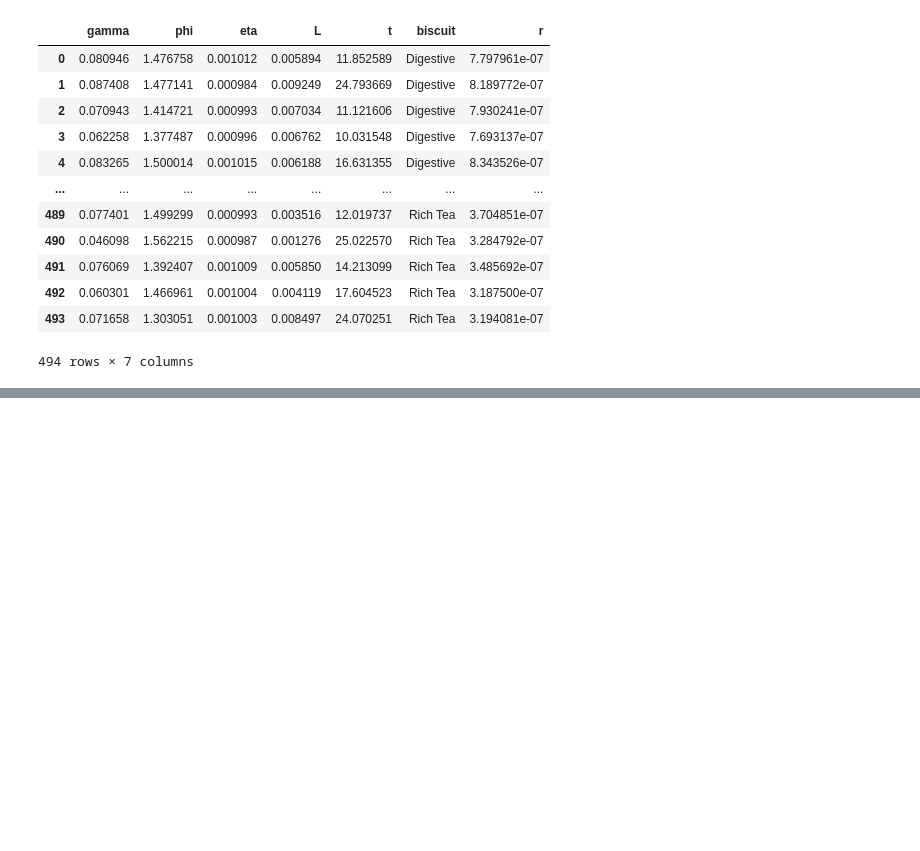
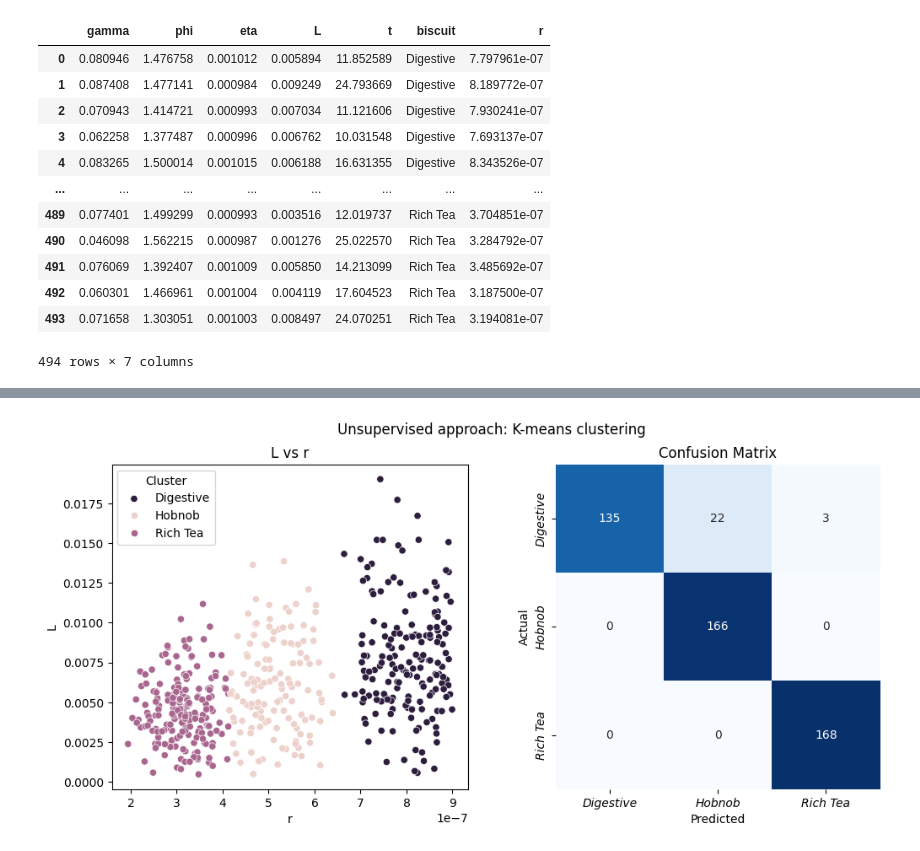
Before and after one commit to kon-218/biscuit_analysis, a Jupyter notebook: code3.ipynb, the cells around one changed output, grey strips where cells are left out. Drawn from its saved outputs; the diff is of its cells as text; code cells hidden in the pictures; blank space fills up the shorter version.

```diff
--- a/code3.ipynb
+++ b/code3.ipynb
@@ -1046,0 +171,46 @@ array([2, 0, 2, ..., 0, 2, 0])
+# %%
+# K-means clustering of the data using 3 clusters
+
+from sklearn.cluster import KMeans
+
+# Select the columns to cluster on
+X = df_no_outliers[['r']]
+# Fit KMeans to the data
+kmeans = KMeans(n_clusters=3, n_init='auto', random_state=0).fit(X)
+# Add the cluster labels to the dataframe
+df_no_outliers['cluster'] = kmeans.labels_
+
+fig,axs = plt.subplots(1,2,figsize=(12,5))
+
+# Plot the clusters
+sns.scatterplot(data=df_no_outliers, x='r', y='L', hue='cluster', ax = axs[0])
+axs[0].set_title('L vs r')
+# Transform labels to biscuit names for better readability
+axs[0].legend(title='Cluster', labels=["Digestive", "Hobnob", "Rich Tea"])
+
+# Compare accuracy of predictions with actual biscuit types
+
+# Create a dictionary to map cluster labels to biscuit types
+cluster_to_biscuit = {'Digestive': 2, 'Hobnob': 0, 'Rich Tea': 1}
+
+# Map the cluster labels to biscuit types
+df_no_outliers['biscuit_encoded'] = df_no_outliers['biscuit'].map(cluster_to_biscuit)
+dunking_data['biscuit_encoded'] = dunking_data['biscuit'].map(cluster_to_biscuit)
+
+from sklearn.metrics import confusion_matrix
+
+conf_mat = confusion_matrix(df_no_outliers['biscuit_encoded'], df_no_outliers['cluster'])
+
+# Plot confusion matrix
+sns.heatmap(conf_mat, annot=True, fmt='d', cmap='Blues', cbar=False, square=True, ax = axs[1])
+# Set x-tick and y-tick labels to biscuit names
+axs[1].set_xticklabels(cluster_to_biscuit.keys(),fontdict={'fontstyle': 'italic'})
+axs[1].set_yticklabels(cluster_to_biscuit.keys(),fontdict={'fontstyle': 'italic'})
+# Axis labels
+plt.xlabel('Predicted')
+plt.ylabel('Actual')
+plt.title('Confusion Matrix')
+plt.suptitle("Unsupervised approach: K-means clustering")
+plt.show()
+# %% [output]
+[figure, added]
```
Also changed, not shown: parts of 39 cells of this notebook, 10 other files.
